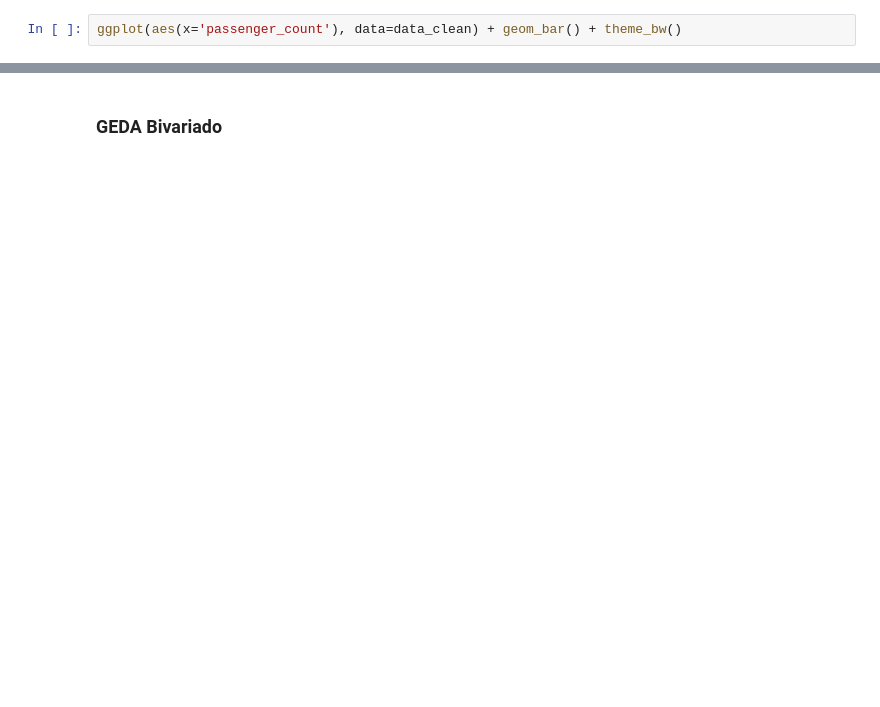
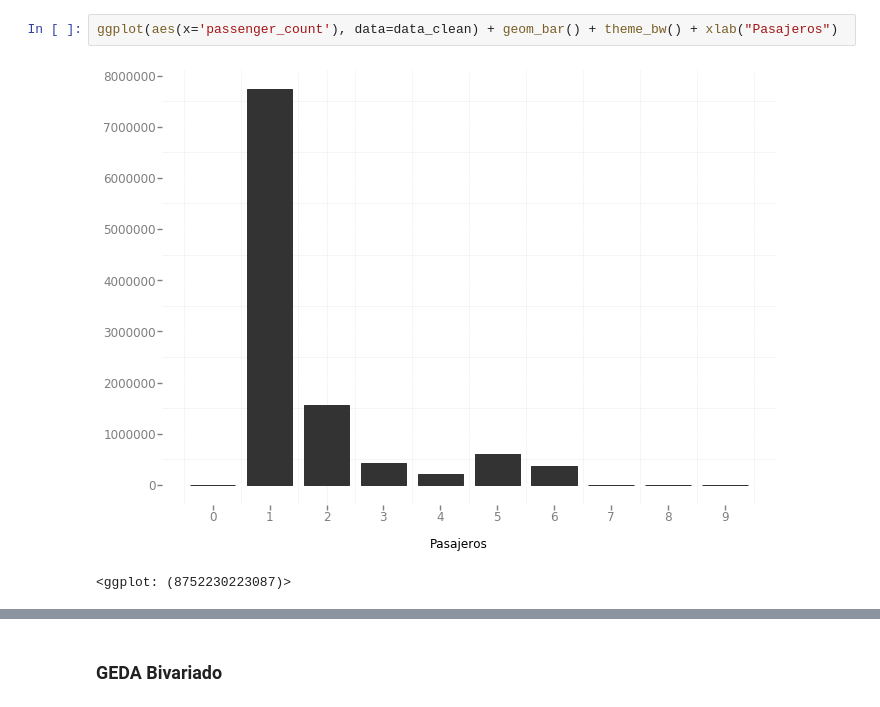
Before and after one commit to cchallu/datank_challenge, a Jupyter notebook: source/datank_challenge.ipynb, the cells around one changed output, grey strips where cells are left out. Drawn from its saved outputs; the diff is of its cells as text; blank space fills up the shorter version.

```diff
--- a/source/datank_challenge.ipynb
+++ b/source/datank_challenge.ipynb
@@ -75,3 +192,6 @@ ggplot(aes(x='VendorID'), data=data_clean) + geom_bar() + theme_bw()
 # %%
-ggplot(aes(x='passenger_count'), data=data_clean) + geom_bar() + theme_bw()
+ggplot(aes(x='passenger_count'), data=data_clean) + geom_bar() + theme_bw() + xlab("Pasajeros")
+# %% [output]
+[figure, added]
+<ggplot: (8752230223087)>
 # %%
```
Also changed, not shown: parts of 105 cells of this notebook.
